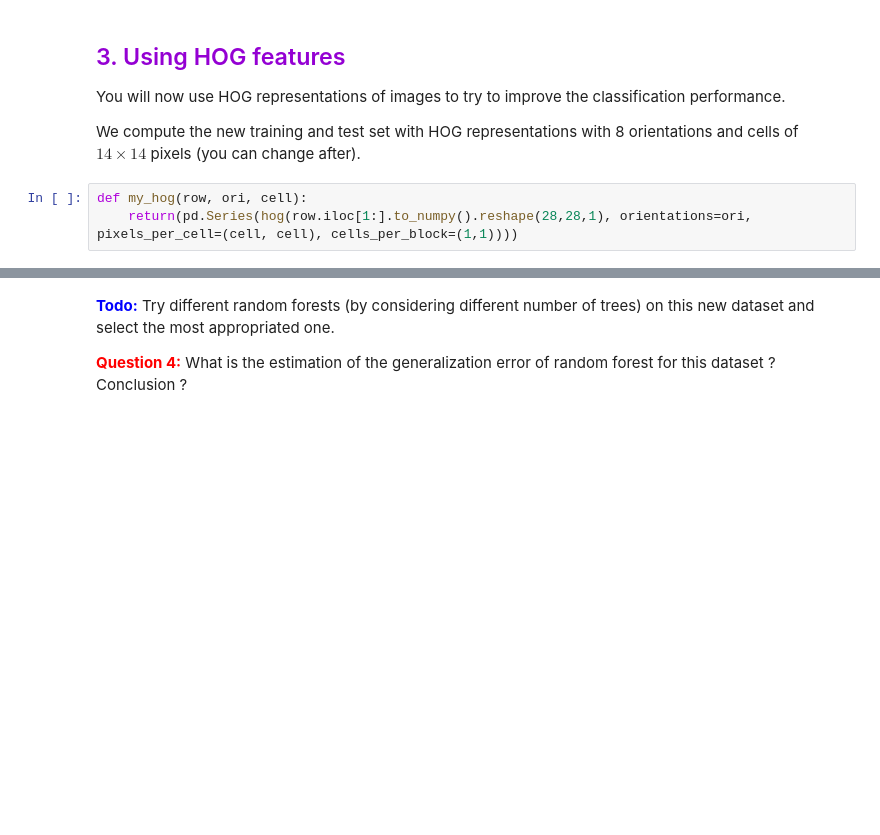
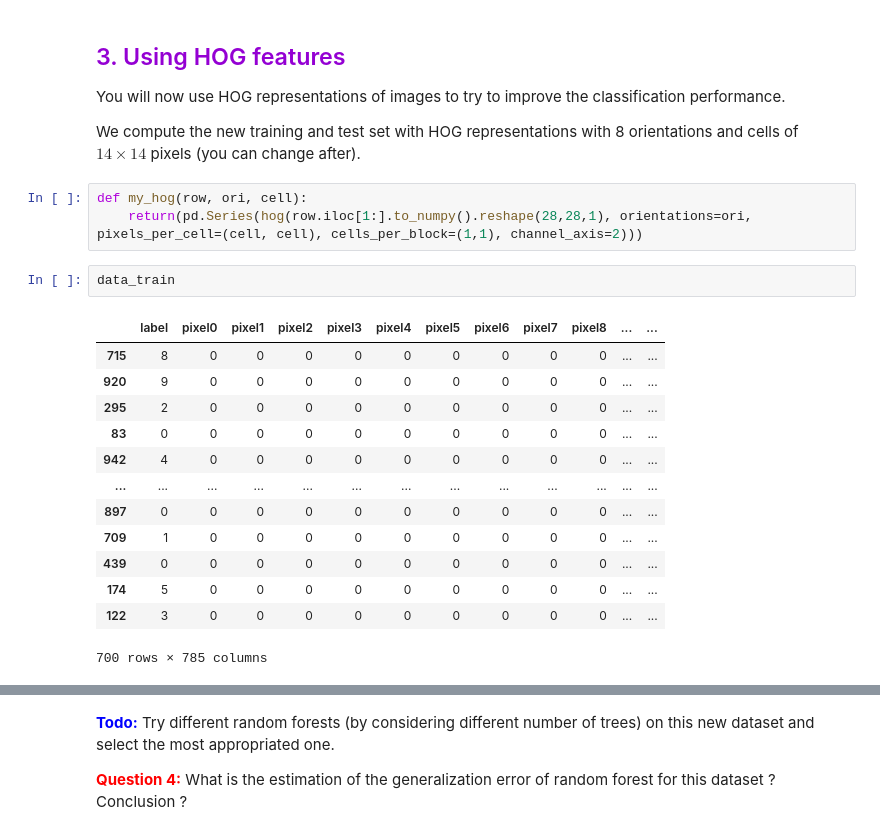
Before and after one commit to FenrirWolf4566/TP-AA-3, a Jupyter notebook: TP3_Random_Forest_student.ipynb, the cells around one changed output, grey strips where cells are left out. Drawn from its saved outputs; the diff is of its cells as text; blank space fills up the shorter version.

```diff
--- a/TP3_Random_Forest_student.ipynb
+++ b/TP3_Random_Forest_student.ipynb
@@ -69,5 +208,21 @@ You will now use HOG representations of images to try to improve the classificat
 We compute the new training and test set with HOG representations with 8 orientations and cells of $14\times14$ pixels (you can change after).
 # %%
 def my_hog(row, ori, cell):
-    return(pd.Series(hog(row.iloc[1:].to_numpy().reshape(28,28,1), orientations=ori, pixels_per_cell=(cell, cell), cells_per_block=(1,1))))
+    return(pd.Series(hog(row.iloc[1:].to_numpy().reshape(28,28,1), orientations=ori, pixels_per_cell=(cell, cell), cells_per_block=(1,1), channel_axis=2)))
+# %%
+data_train
+# %% [output]
+|  | label | pixel0 | pixel1 | pixel2 | pixel3 | pixel4 | pixel5 | pixel6 | pixel7 | pixel8 | ... | ... |
+| 715 | 8 | 0 | 0 | 0 | 0 | 0 | 0 | 0 | 0 | 0 | ... | ... |
+| 920 | 9 | 0 | 0 | 0 | 0 | 0 | 0 | 0 | 0 | 0 | ... | ... |
+| 295 | 2 | 0 | 0 | 0 | 0 | 0 | 0 | 0 | 0 | 0 | ... | ... |
+| 83 | 0 | 0 | 0 | 0 | 0 | 0 | 0 | 0 | 0 | 0 | ... | ... |
+| 942 | 4 | 0 | 0 | 0 | 0 | 0 | 0 | 0 | 0 | 0 | ... | ... |
+| ... | ... | ... | ... | ... | ... | ... | ... | ... | ... | ... | ... | ... |
+| 897 | 0 | 0 | 0 | 0 | 0 | 0 | 0 | 0 | 0 | 0 | ... | ... |
+| 709 | 1 | 0 | 0 | 0 | 0 | 0 | 0 | 0 | 0 | 0 | ... | ... |
+| 439 | 0 | 0 | 0 | 0 | 0 | 0 | 0 | 0 | 0 | 0 | ... | ... |
+| 174 | 5 | 0 | 0 | 0 | 0 | 0 | 0 | 0 | 0 | 0 | ... | ... |
+| 122 | 3 | 0 | 0 | 0 | 0 | 0 | 0 | 0 | 0 | 0 | ... | ... |
+700 rows × 785 columns
 # %%
```
Also changed, not shown: parts of 23 cells of this notebook.
